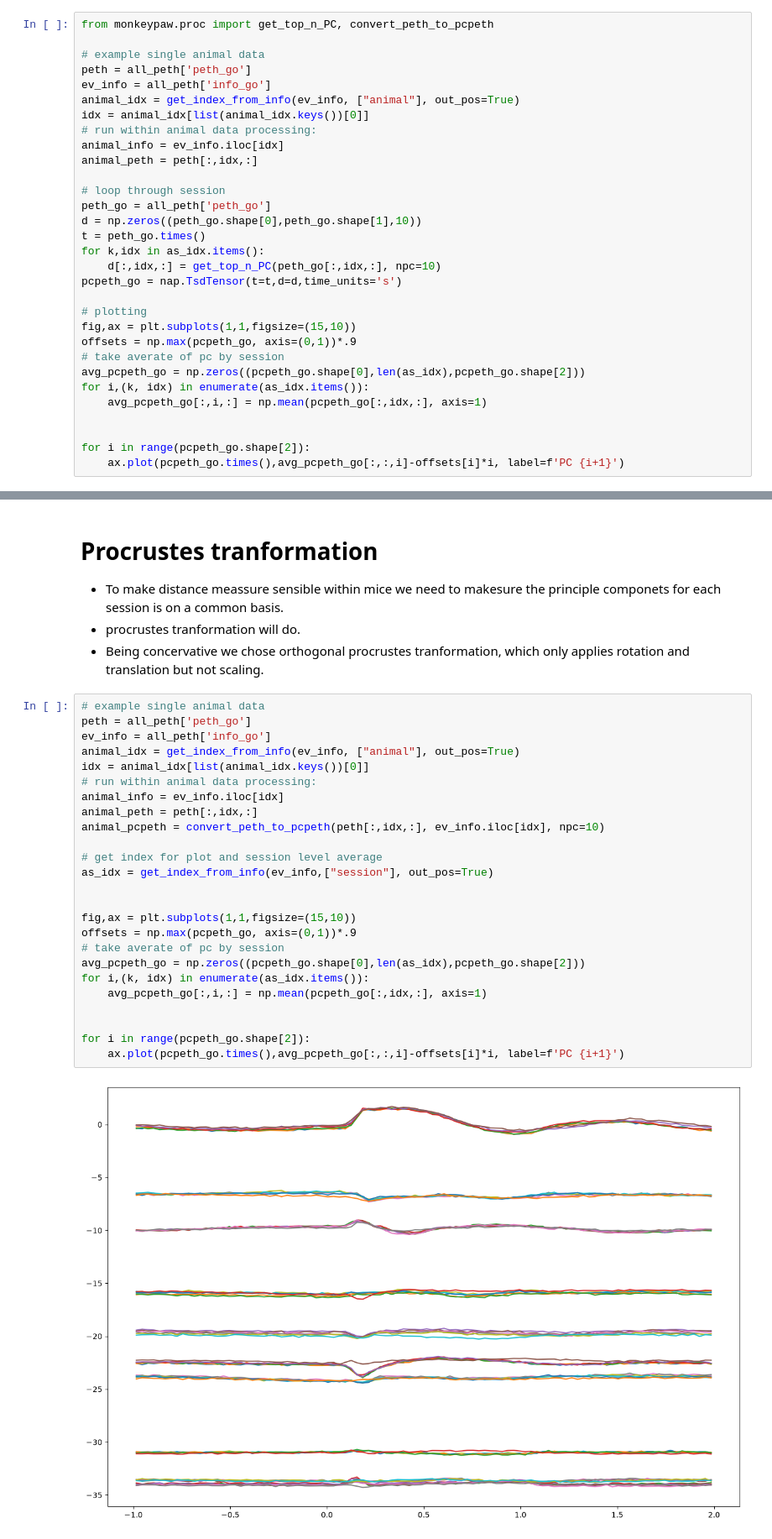
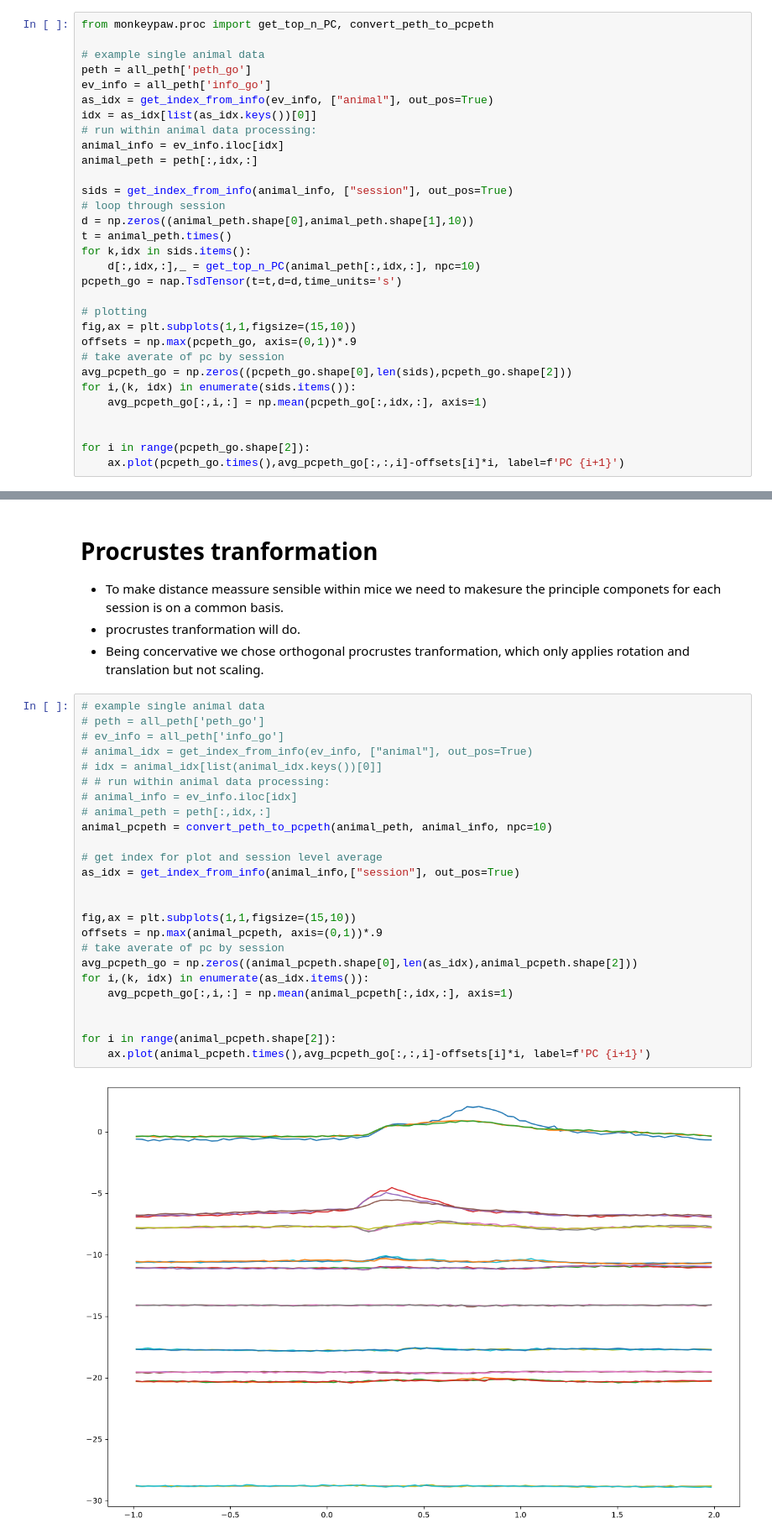
Before and after one commit to lilytong0919/NMA-shichimi-rulebreakerhalf-comparing-network, a Jupyter notebook: data_proc_rdm_dataprep.ipynb, the cells around one changed output, grey strips where cells are left out. Shown at 84% size. Drawn from its saved outputs; the diff is of its cells as text.

```diff
--- a/data_proc_rdm_dataprep.ipynb
+++ b/data_proc_rdm_dataprep.ipynb
@@ -60,26 +35,26 @@ from monkeypaw.proc import get_top_n_PC, convert_peth_to_pcpeth
 # example single animal data
 peth = all_peth['peth_go']
 ev_info = all_peth['info_go']
-animal_idx = get_index_from_info(ev_info, ["animal"], out_pos=True)
-idx = animal_idx[list(animal_idx.keys())[0]]
+as_idx = get_index_from_info(ev_info, ["animal"], out_pos=True)
+idx = as_idx[list(as_idx.keys())[0]]
 # run within animal data processing:
 animal_info = ev_info.iloc[idx]
 animal_peth = peth[:,idx,:]
 
+sids = get_index_from_info(animal_info, ["session"], out_pos=True)
 # loop through session
-peth_go = all_peth['peth_go']
-d = np.zeros((peth_go.shape[0],peth_go.shape[1],10))
-t = peth_go.times()
-for k,idx in as_idx.items():
-    d[:,idx,:] = get_top_n_PC(peth_go[:,idx,:], npc=10)
+d = np.zeros((animal_peth.shape[0],animal_peth.shape[1],10))
+t = animal_peth.times()
+for k,idx in sids.items():
+    d[:,idx,:],_ = get_top_n_PC(animal_peth[:,idx,:], npc=10)
 pcpeth_go = nap.TsdTensor(t=t,d=d,time_units='s')
 
 # plotting
 fig,ax = plt.subplots(1,1,figsize=(15,10))
 offsets = np.max(pcpeth_go, axis=(0,1))*.9
 # take averate of pc by session
-avg_pcpeth_go = np.zeros((pcpeth_go.shape[0],len(as_idx),pcpeth_go.shape[2]))
-for i,(k, idx) in enumerate(as_idx.items()):
+avg_pcpeth_go = np.zeros((pcpeth_go.shape[0],len(sids),pcpeth_go.shape[2]))
+for i,(k, idx) in enumerate(sids.items()):
     avg_pcpeth_go[:,i,:] = np.mean(pcpeth_go[:,idx,:], axis=1)
 
 
@@ -94,31 +69,31 @@ for i in range(pcpeth_go.shape[2]):
 - Being concervative we chose orthogonal procrustes tranformation, which only applies rotation and translation but not scaling.
 # %%
 # example single animal data
-peth = all_peth['peth_go']
-ev_info = all_peth['info_go']
-animal_idx = get_index_from_info(ev_info, ["animal"], out_pos=True)
-idx = animal_idx[list(animal_idx.keys())[0]]
-# run within animal data processing:
-animal_info = ev_info.iloc[idx]
-animal_peth = peth[:,idx,:]
-animal_pcpeth = convert_peth_to_pcpeth(peth[:,idx,:], ev_info.iloc[idx], npc=10)
+# peth = all_peth['peth_go']
+# ev_info = all_peth['info_go']
+# animal_idx = get_index_from_info(ev_info, ["animal"], out_pos=True)
+# idx = animal_idx[list(animal_idx.keys())[0]]
+# # run within animal data processing:
+# animal_info = ev_info.iloc[idx]
+# animal_peth = peth[:,idx,:]
+animal_pcpeth = convert_peth_to_pcpeth(animal_peth, animal_info, npc=10)
 
 # get index for plot and session level average
-as_idx = get_index_from_info(ev_info,["session"], out_pos=True)
+as_idx = get_index_from_info(animal_info,["session"], out_pos=True)
 
 
 fig,ax = plt.subplots(1,1,figsize=(15,10))
-offsets = np.max(pcpeth_go, axis=(0,1))*.9
+offsets = np.max(animal_pcpeth, axis=(0,1))*.9
 # take averate of pc by session
-avg_pcpeth_go = np.zeros((pcpeth_go.shape[0],len(as_idx),pcpeth_go.shape[2]))
+avg_pcpeth_go = np.zeros((animal_pcpeth.shape[0],len(as_idx),animal_pcpeth.shape[2]))
 for i,(k, idx) in enumerate(as_idx.items()):
-    avg_pcpeth_go[:,i,:] = np.mean(pcpeth_go[:,idx,:], axis=1)
+    avg_pcpeth_go[:,i,:] = np.mean(animal_pcpeth[:,idx,:], axis=1)
 
 
-for i in range(pcpeth_go.shape[2]):
-    ax.plot(pcpeth_go.times(),avg_pcpeth_go[:,:,i]-offsets[i]*i, label=f'PC {i+1}')
+for i in range(animal_pcpeth.shape[2]):
+    ax.plot(animal_pcpeth.times(),avg_pcpeth_go[:,:,i]-offsets[i]*i, label=f'PC {i+1}')
 # %% [output]
-[figure, old version]
+[figure, new version]
 # %% [markdown]
 # Crate RSA dataset, a quick test
 - For RSA analysis we use `rsatoolbox`, the input to `rsatoolbox` functions is a custom class `Dataset`
```
Also changed, not shown: parts of 22 cells of this notebook, 1 other file.
